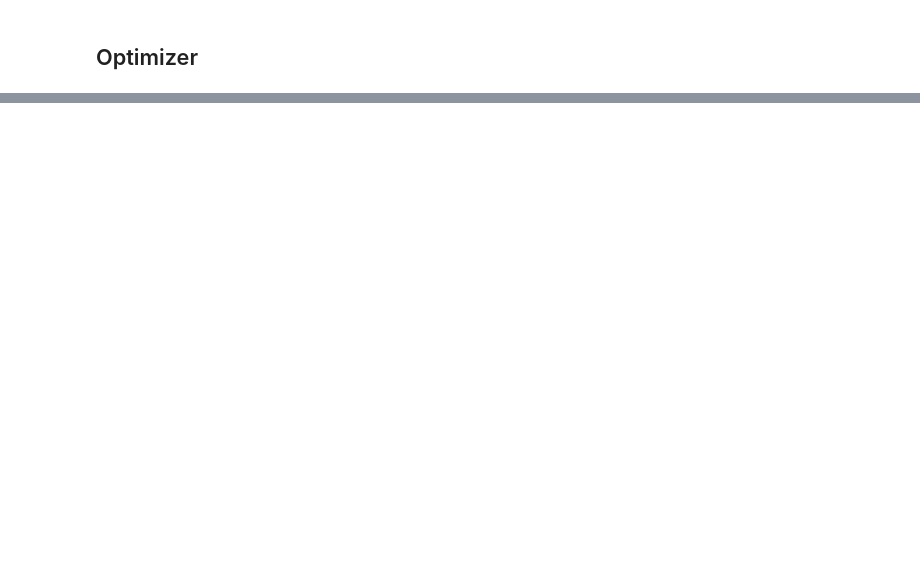
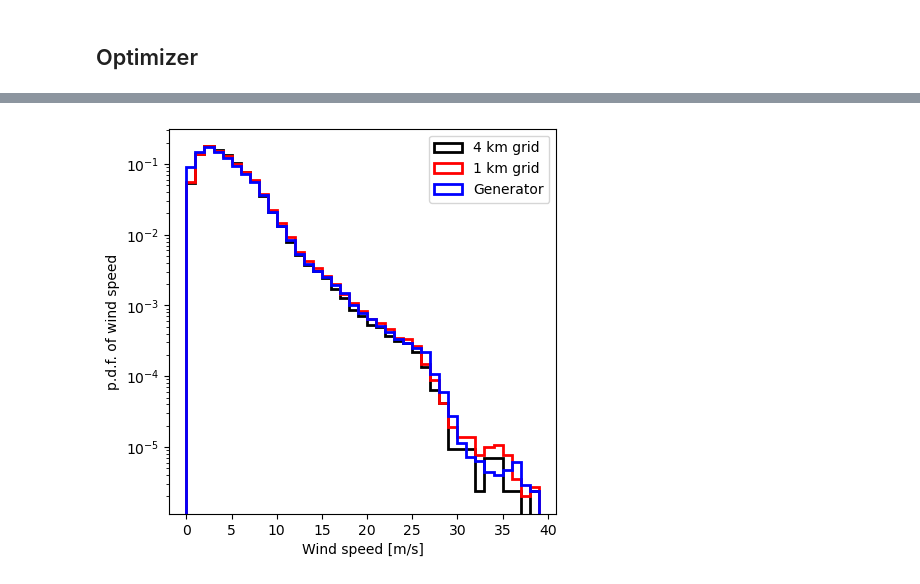
Before and after one commit to rcjackson/earnest, a Jupyter notebook: notebooks/WGAN_downscaling.ipynb, the cells around one changed output, grey strips where cells are left out. Drawn from its saved outputs; the diff is of its cells as text; code cells hidden in the pictures; blank space fills up the shorter version.

```diff
--- a/notebooks/WGAN_downscaling.ipynb
+++ b/notebooks/WGAN_downscaling.ipynb
@@ -461,0 +485,4 @@ torch.save(gen, 'generator.pth')
+# %%
+compare_distributions()
+# %% [output]
+[figure, added]
```
Also changed, not shown: parts of 8 cells of this notebook, 2 other files.
